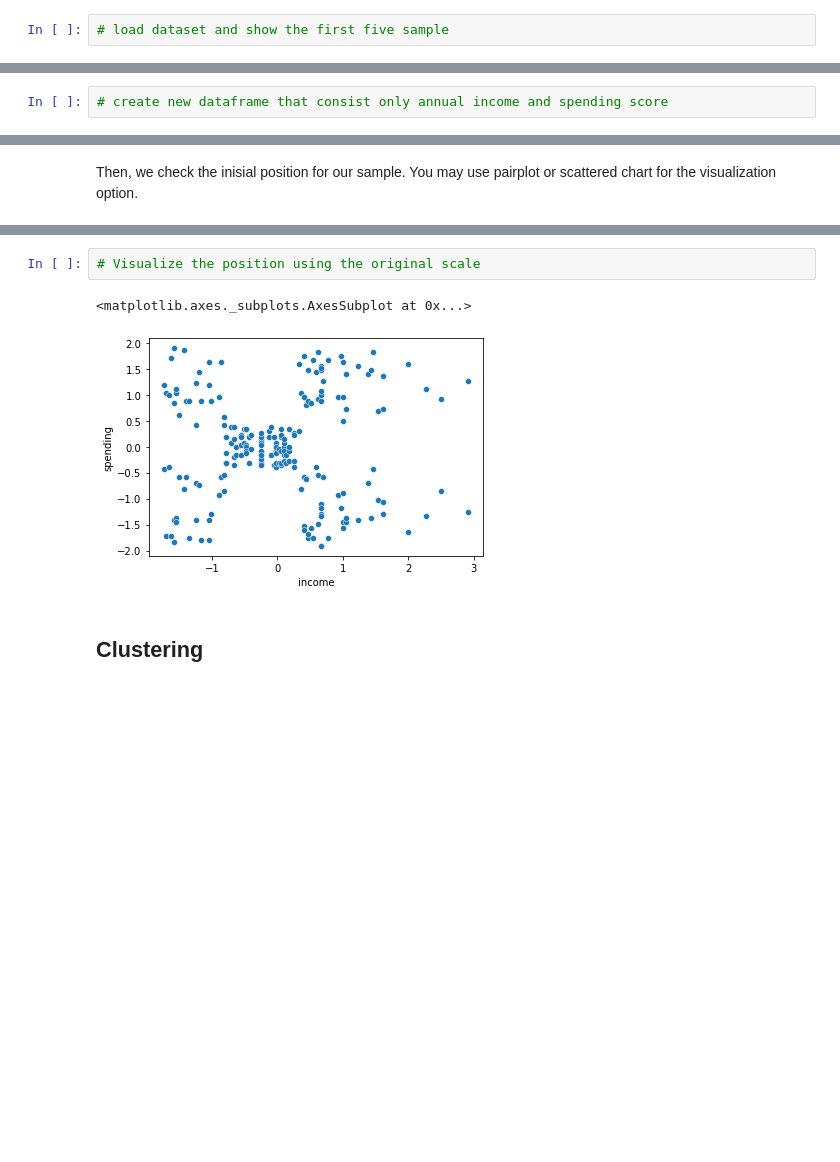
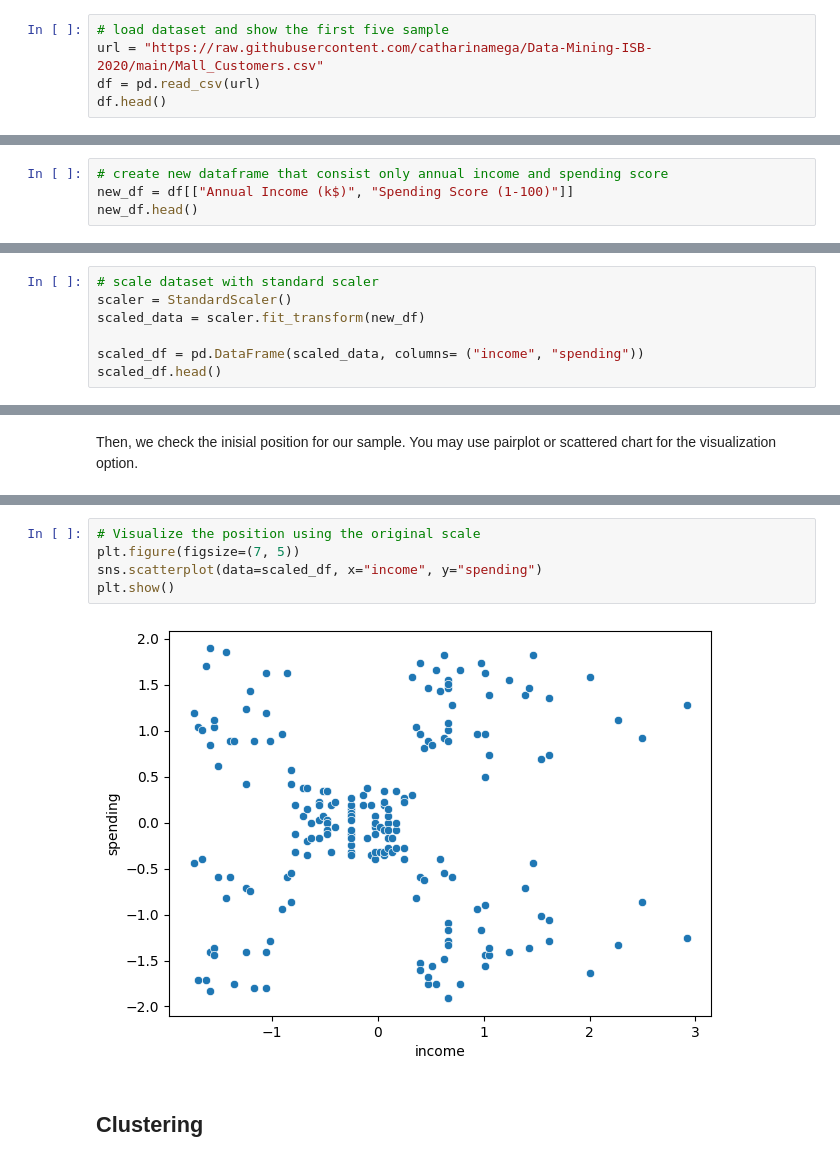
Before and after one commit to Trsh16/TugasW05-Datmin, a Jupyter notebook: Exercise_Week_6_Clustering.ipynb, the cells around one changed output, grey strips where cells are left out. Cells and saved outputs as stored; diff of their text form; blank space fills up the shorter version.

```diff
--- a/Exercise_Week_6_Clustering.ipynb
+++ b/Exercise_Week_6_Clustering.ipynb
@@ -15,6 +22,9 @@ In this exercise we will explore how each clustering algorithm discussed in the
 The dataset that we will use is a customer transaction in a certain mall. In this dataset there will 4 features including Gender, Age, Annual Income, and Spending Score. You can get the dataset from https://raw.githubusercontent.com/catharinamega/Data-Mining-ISB-2020/main/Mall_Customers.csv
 # %%
 # load dataset and show the first five sample
+url = "https://raw.githubusercontent.com/catharinamega/Data-Mining-ISB-2020/main/Mall_Customers.csv"
+df = pd.read_csv(url)
+df.head()
 # %% [output]
 |  | CustomerID | Gender | Age | Annual Income (k$) | Spending Score (1-100) |
 | 0 | 1 | Male | 19 | 15 | 39 |
@@ -40,6 +51,8 @@ The dataset that we will use is a customer transaction in a certain mall. In thi
 For this case study, we only use income and spending score
 # %%
 # create new dataframe that consist only annual income and spending score
+new_df = df[["Annual Income (k$)", "Spending Score (1-100)"]]
+new_df.head()
 # %% [output]
 |  | Annual Income (k$) | Spending Score (1-100) |
 | 0 | 15 | 39 |
@@ -60,0 +65,7 @@ Before we analyze our data, we need to scale the data with standardization metho
+# %%
+# scale dataset with standard scaler
+scaler = StandardScaler()
+scaled_data = scaler.fit_transform(new_df)
+
+scaled_df = pd.DataFrame(scaled_data, columns= ("income", "spending"))
+scaled_df.head()
@@ -80,8 +101,10 @@ Then, we check the inisial position for our sample. You may use pairplot or scat
 # %%
 # Visualize the position using the original scale
+plt.figure(figsize=(7, 5))
+sns.scatterplot(data=scaled_df, x="income", y="spending")
+plt.show()
 # %% [output]
-<matplotlib.axes._subplots.AxesSubplot at 0x...>
-[figure, old version]
+[figure, new version]
 # %% [markdown]
 ## Clustering
 # %% [markdown]
```
Also changed, not shown: parts of 16 cells of this notebook.
